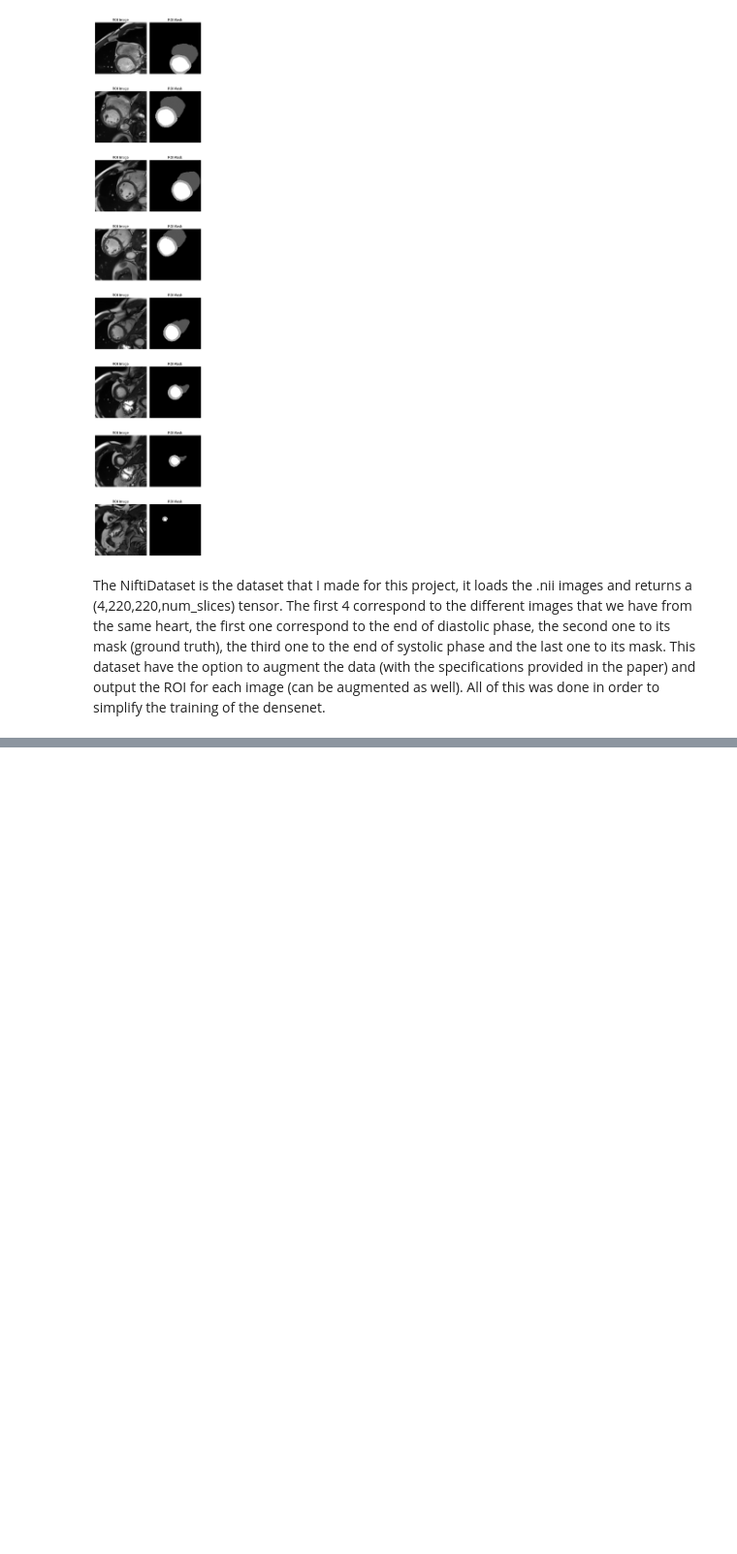
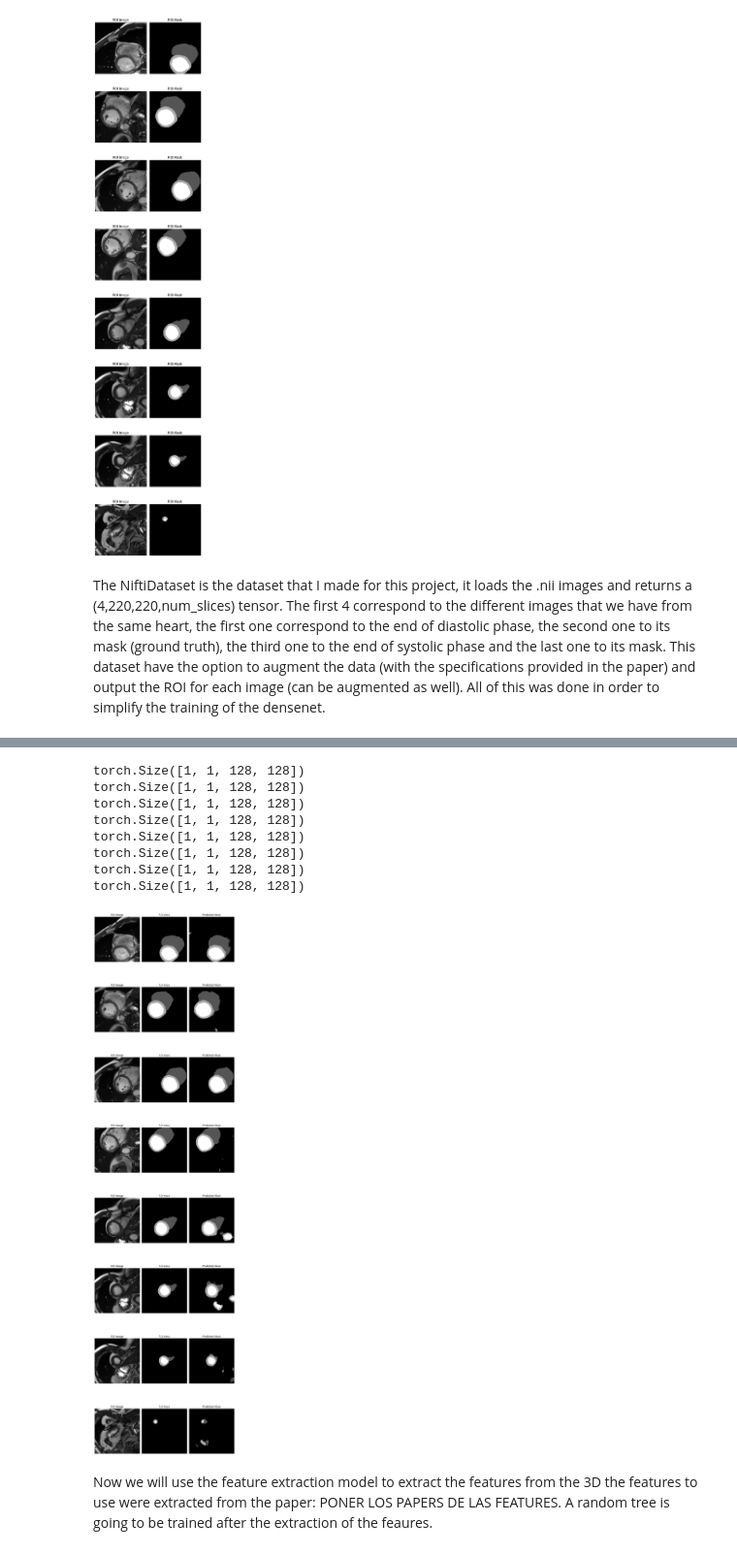
Before and after one commit to NicolasNoya/CardiacPathologyPrediction, a Jupyter notebook: presentation.ipynb, the cells around one changed output, grey strips where cells are left out. Shown at 97% size. Saved outputs shown, nothing was run; the diff lists cells and outputs as text; code cells hidden in the pictures; blank space fills up the shorter version.

```diff
--- a/presentation.ipynb
+++ b/presentation.ipynb
@@ -70,18 +90,36 @@ densenet.load_state_dict(torch.load('/home/onyxia/work/project/CardiacPathologyP
 # %%
-roi_image = torch.tensor(roi_image)
-predicted_mask = densenet(roi_image.to(torch.float32).unsqueeze(1))
-print(predicted_mask.shape)
-fig, axs = plt.subplots(roi_image.shape[0], 3, figsize=(10, 50))
+fig, axs = plt.subplots(roi_image.shape[0], 3, figsize=(10, 40))
 # Display the image and mask
-for index in range(roi_image.shape[0]):
-    axs[index, 0].imshow(roi_image[index], cmap='gray')
-    axs[index, 1].imshow(roi_mask[index], cmap='gray')
-    axs[index, 2].imshow(predicted_mask[index][3].detach().numpy()>0.2, cmap='gray')
-    axs[index, 0].set_title('ROI Image')
-    axs[index, 1].set_title('ROI Mask')
-    axs[index, 2].set_title('Predicted Mask')
-    axs[index, 0].axis('off')
-    axs[index, 1].axis('off')
-    axs[index, 2].axis('off')
+diastolic_loaded_image_mask = niftiidataset[random_int][1]
+for img_idx in range(diastolic_loaded_image.shape[-1]):
+    img = diastolic_loaded_image[:,:,img_idx].to(torch.float32)
+    mask = diastolic_loaded_image_mask[:,:,img_idx]
+    axs[img_idx, 0].imshow(img, cmap='gray')
+    axs[img_idx, 1].imshow(mask, cmap='gray')
+    img = img.unsqueeze(0).unsqueeze(0)
+    print(img.shape)
+    img = img.to(device)
+    predicted_mask = model(img).squeeze(0).detach().cpu().numpy()
+    pred_mask = 0*predicted_mask[0] + 1*predicted_mask[1] + 2*predicted_mask[2] + 3*predicted_mask[3]
+    pred_mask = pred_mask/3
+    axs[img_idx, 2].imshow(pred_mask, cmap='gray')
+    axs[img_idx, 0].set_title('ROI Image')
+    axs[img_idx, 1].set_title('ROI Mask')
+    axs[img_idx, 2].set_title('Predicted Mask')
+    axs[img_idx, 0].axis('off')
+    axs[img_idx, 1].axis('off')
+    axs[img_idx, 2].axis('off')
 plt.tight_layout()
 plt.show()
+# %% [output]
+torch.Size([1, 1, 128, 128])
+torch.Size([1, 1, 128, 128])
+torch.Size([1, 1, 128, 128])
+torch.Size([1, 1, 128, 128])
+torch.Size([1, 1, 128, 128])
+torch.Size([1, 1, 128, 128])
+torch.Size([1, 1, 128, 128])
+torch.Size([1, 1, 128, 128])
+[figure, added]
+# %% [markdown]
+Now we will use the feature extraction model to extract the features from the 3D the features to use were extracted from the paper: PONER LOS PAPERS DE LAS FEATURES. A random tree is going to be trained after the extraction of the feaures.
```
Also changed, not shown: parts of 5 cells of this notebook, 2 other files.
